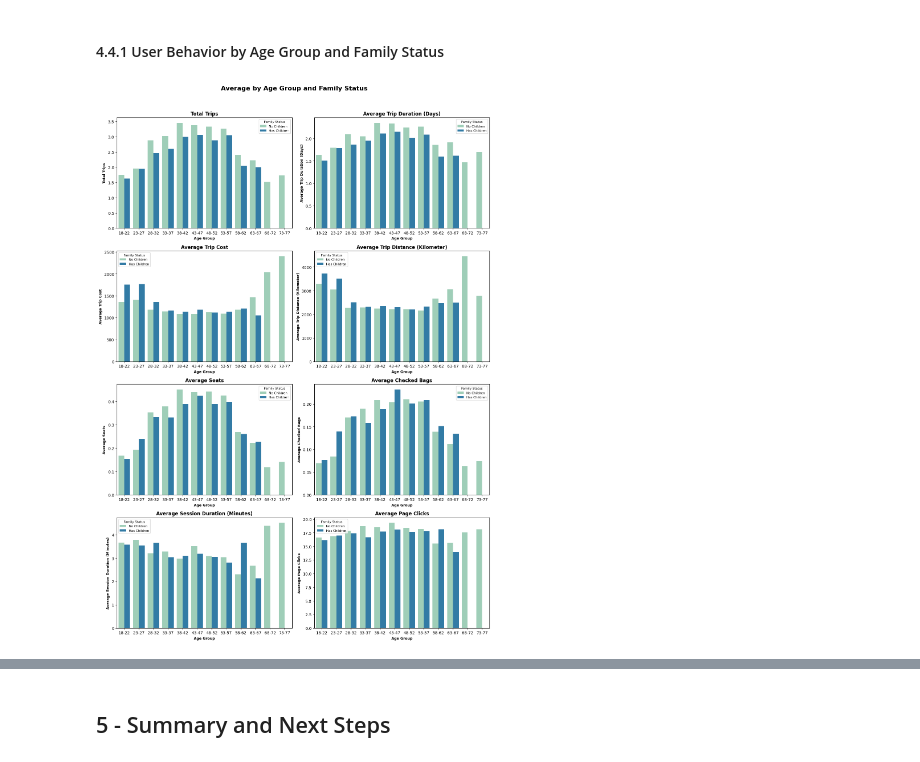
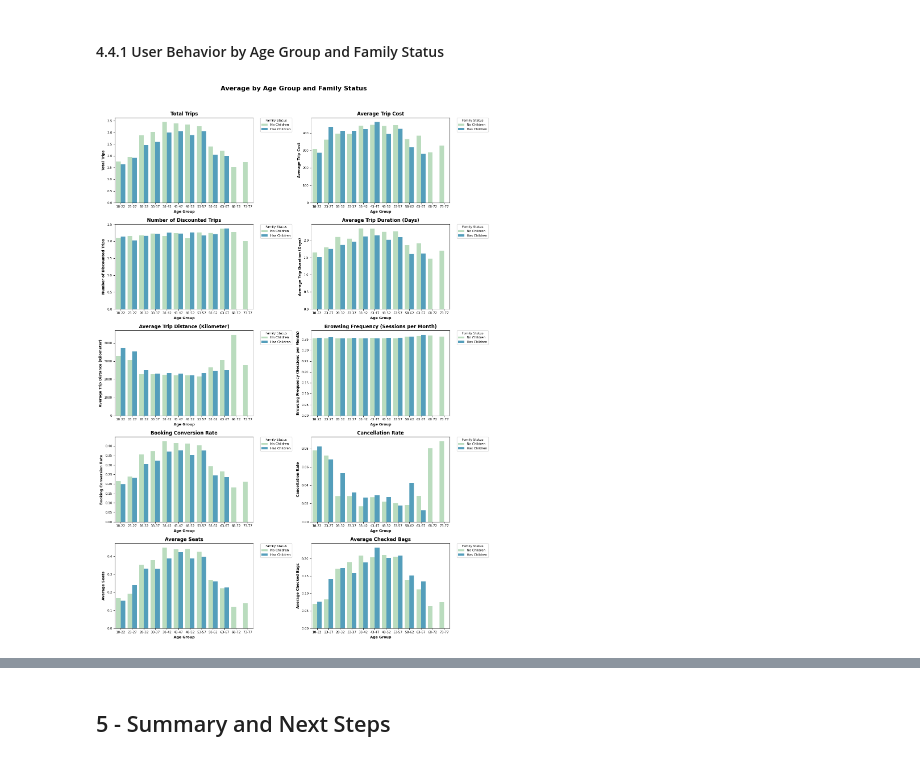
Before and after one commit to krauseannelize/report-traveltide-segmentation, a Jupyter notebook: notebooks/traveltide_02_users_aggregation.ipynb, the cells around one changed output, grey strips where cells are left out. Drawn from its saved outputs; the diff is of its cells as text; code cells hidden in the pictures.

Commit message:
Update second part of project with aggregated user profiles

```diff
--- a/notebooks/traveltide_02_users_aggregation.ipynb
+++ b/notebooks/traveltide_02_users_aggregation.ipynb
@@ -125,9 +84,0 @@ datetime64[ns]
-# %%
-# User account age in years (using fixed reference date for consistency)
-reference_date = pd.Timestamp("2025-01-01")
-enriched_df["account_age"] = (
-    (reference_date - enriched_df["sign_up_date"]).dt.days // 365
-).round().astype(int)
-
-# Confirm new column creation and view first few rows
-enriched_df[["account_age"]].head()
@@ -141,3 +84,0 @@ enriched_df[["account_age"]].head()
-# %%
-# Drop sign_up_date as it has been replaced
-enriched_df.drop(columns=["sign_up_date"], inplace=True)
@@ -186,10 +87,9 @@ Before aggregation, categorical features such as booking_type and booking_status
 # %%
 # Define categorical columns and their shorter prefixes
 categorical_cols = {
-    "booking_type": "type",
-    "booking_status": "status",
-    "trip_start_day": "start",
-    "trip_end_day": "end"
+    "booking_type": "type"
+    , "booking_status": "status"
+    , "trip_category": "category"
 }
 
 # One-hot encode with custom prefixes
@@ -376,39 +303,53 @@ def plot_user_groups(df, col, label, ax):
         , x="age_group"
         , y=col
         , hue="has_children_label"
-        , palette="YlGnBu"
+        , palette="GnBu"
         , estimator="mean"
         , errorbar=None
         , ax=ax
     )
     ax.set_title(label, fontsize=12, fontweight="bold")
     ax.set_xlabel("Age Group", fontsize=9, fontweight="bold")
     ax.set_ylabel(label, fontsize=9, fontweight="bold")
     ax.legend(title="Family Status", title_fontsize=8, fontsize=8)
+    ax.tick_params(axis='x', labelsize=8)
+    ax.tick_params(axis='y', labelsize=8)
+
+    # Move legend outside the plot to avoid overlap
+    ax.legend(
+        title="Family Status"
+        , title_fontsize=8
+        , fontsize=8
+        , bbox_to_anchor=(1.05, 1)
+        , loc="upper left"
+        , borderaxespad=0
+    )
 
 # Columns to iterate over with improved labels
 cols_age_compare = {
     "total_trips": "Total Trips"
+    , "avg_total_trip_cost": "Average Trip Cost"
+    , "num_trip_discounts": "Number of Discounted Trips"
     , "avg_trip_duration_days": "Average Trip Duration (Days)"
-    , "avg_total_trip_cost": "Average Trip Cost"
     , "avg_trip_distance_km": "Average Trip Distance (Kilometer)"
+    , "browsing_frequency": "Browsing Frequency (Sessions per Month)"
+    , "booking_conversion": "Booking Conversion Rate"
+    , "cancellation_rate": "Cancellation Rate"
     , "avg_seats": "Average Seats"
     , "avg_checked_bags": "Average Checked Bags"
-    , "avg_session_duration": "Average Session Duration (Minutes)"
-    , "avg_page_clicks": "Average Page Clicks"
 }
 
 # Set plot figure with subplots (4 rows × 2 cols = 8 plots)
-fig, axes = plt.subplots(4, 2, figsize=(14, 20))
+fig, axes = plt.subplots(5, 2, figsize=(14, 20))
 axes = axes.flatten()
 
 # Create a barplot for each variable
 for i, (col, label) in enumerate(cols_age_compare.items()):
     plot_user_groups(age_groups, col, label, axes[i])
 
 # Display plot
 plt.suptitle("Average by Age Group and Family Status", fontsize=16, fontweight="bold")
 plt.tight_layout(rect=[0, 0, 1, 0.96])
 plt.show()
 # %% [output]
-[figure, old version]
+[figure, new version]
```
Also changed, not shown: parts of 43 cells of this notebook.
